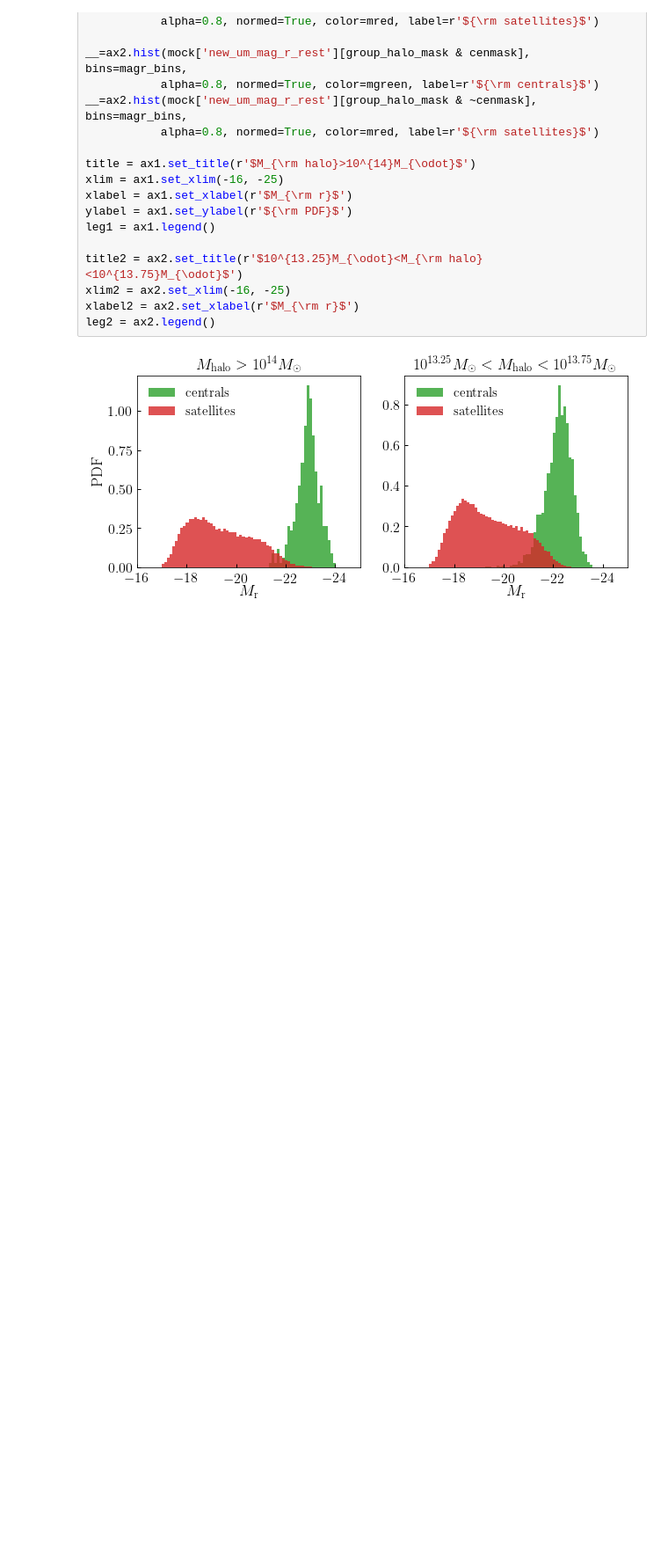
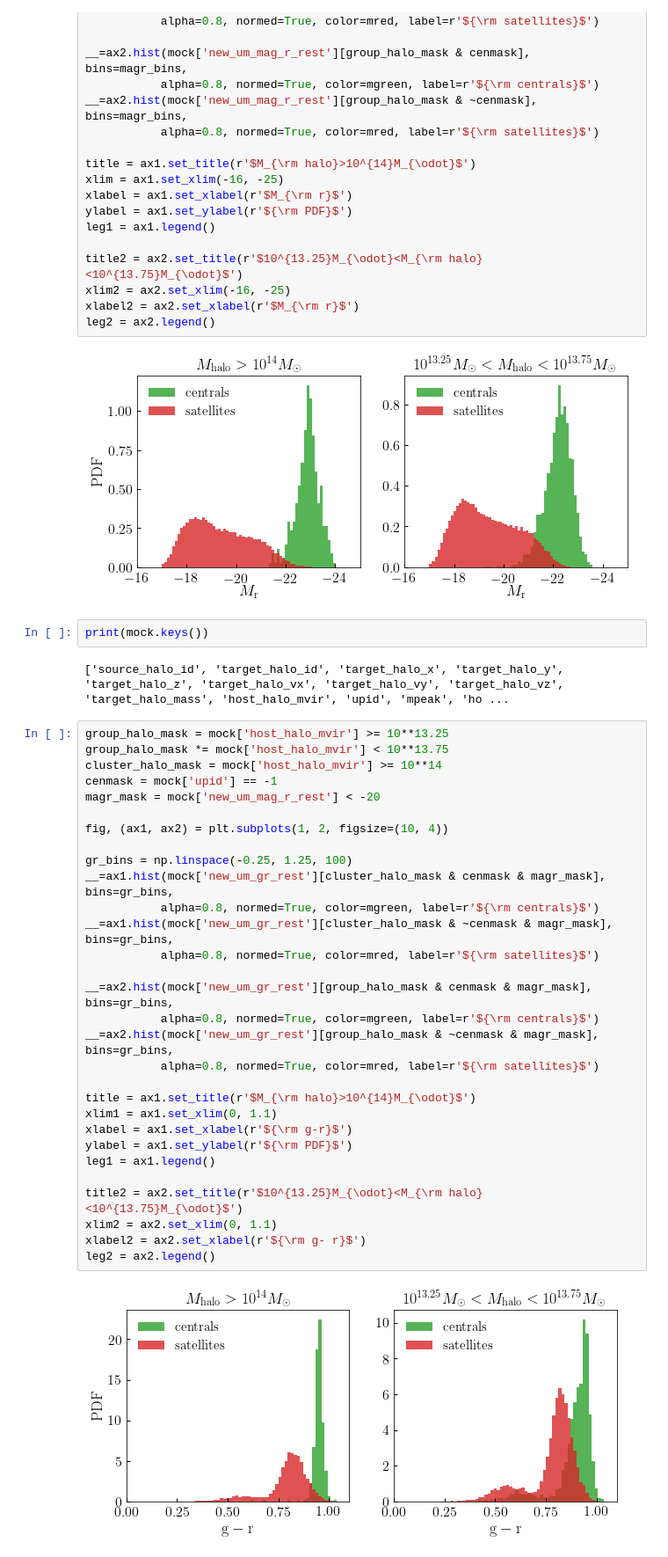
Before and after one commit to LSSTDESC/cosmodc2, a Jupyter notebook: notebooks/v4p4_color_calibration_snapshots.ipynb, the cells around one changed output. Shown at 88% size. Drawn from its saved outputs; the diff is of its cells as text; blank space fills up the shorter version.

```diff
--- a/notebooks/v4p4_color_calibration_snapshots.ipynb
+++ b/notebooks/v4p4_color_calibration_snapshots.ipynb
@@ -542,3 +557,39 @@ xlabel2 = ax2.set_xlabel(r'$M_{\rm r}$')
 leg2 = ax2.legend()
 # %% [output]
 [figure]
+# %%
+print(mock.keys())
+# %% [output]
+['source_halo_id', 'target_halo_id', 'target_halo_x', 'target_halo_y', 'target_halo_z', 'target_halo_vx', 'target_halo_vy', 'target_halo_vz', 'target_halo_mass', 'host_halo_mvir', 'upid', 'mpeak', 'ho ...
+# %%
+group_halo_mask = mock['host_halo_mvir'] >= 10**13.25
+group_halo_mask *= mock['host_halo_mvir'] < 10**13.75
+cluster_halo_mask = mock['host_halo_mvir'] >= 10**14
+cenmask = mock['upid'] == -1
+magr_mask = mock['new_um_mag_r_rest'] < -20
+
+fig, (ax1, ax2) = plt.subplots(1, 2, figsize=(10, 4))
+
+gr_bins = np.linspace(-0.25, 1.25, 100)
+__=ax1.hist(mock['new_um_gr_rest'][cluster_halo_mask & cenmask & magr_mask], bins=gr_bins,
+           alpha=0.8, normed=True, color=mgreen, label=r'${\rm centrals}$')
+__=ax1.hist(mock['new_um_gr_rest'][cluster_halo_mask & ~cenmask & magr_mask], bins=gr_bins,
+           alpha=0.8, normed=True, color=mred, label=r'${\rm satellites}$')
+
+__=ax2.hist(mock['new_um_gr_rest'][group_halo_mask & cenmask & magr_mask], bins=gr_bins,
+           alpha=0.8, normed=True, color=mgreen, label=r'${\rm centrals}$')
+__=ax2.hist(mock['new_um_gr_rest'][group_halo_mask & ~cenmask & magr_mask], bins=gr_bins,
+           alpha=0.8, normed=True, color=mred, label=r'${\rm satellites}$')
+
+title = ax1.set_title(r'$M_{\rm halo}>10^{14}M_{\odot}$')
+xlim1 = ax1.set_xlim(0, 1.1)
+xlabel = ax1.set_xlabel(r'${\rm g-r}$')
+ylabel = ax1.set_ylabel(r'${\rm PDF}$')
+leg1 = ax1.legend()
+
+title2 = ax2.set_title(r'$10^{13.25}M_{\odot}<M_{\rm halo}<10^{13.75}M_{\odot}$')
+xlim2 = ax2.set_xlim(0, 1.1)
+xlabel2 = ax2.set_xlabel(r'${\rm g- r}$')
+leg2 = ax2.legend()
+# %% [output]
+[figure, added]
```
Also changed, not shown: parts of 9 cells of this notebook, 1 other file.
